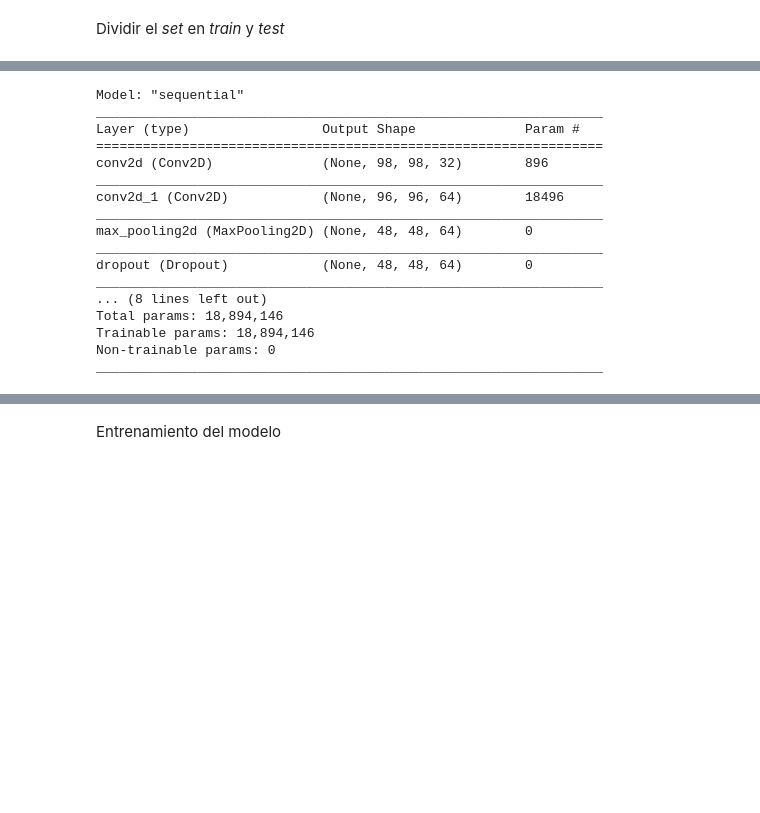
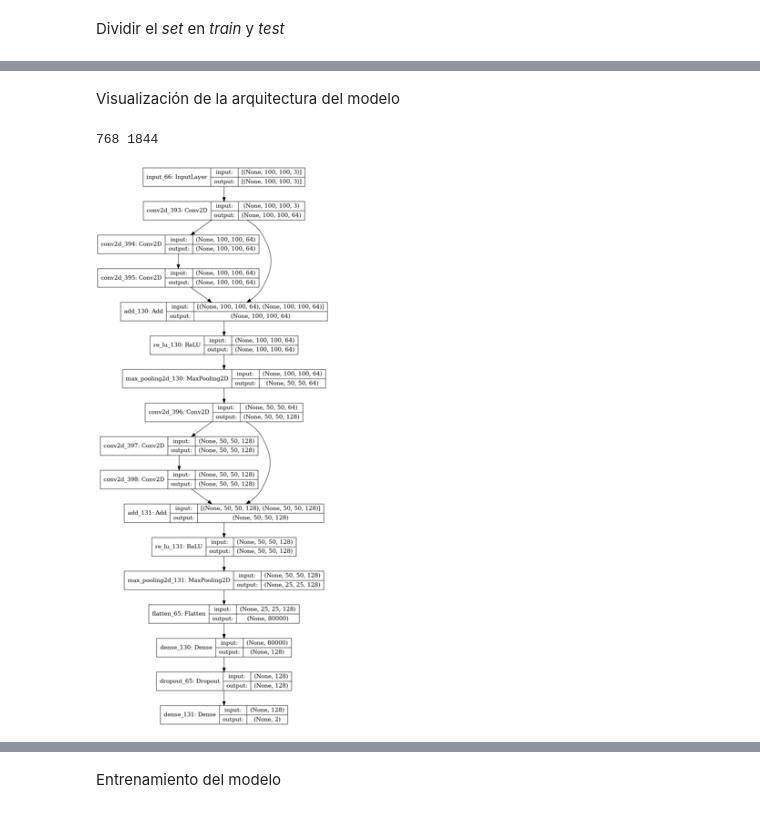
Before and after one commit to fleonzuniga/R.Patrones-Proyecto, a Jupyter notebook: Proyecto Training.ipynb, the cells around one changed output, grey strips where cells are left out. Cells and saved outputs as stored; diff of their text form; code cells hidden in the pictures; blank space fills up the shorter version.

```diff
--- a/Proyecto Training.ipynb
+++ b/Proyecto Training.ipynb
@@ -154,31 +239,35 @@ Y_test: (80, 2)
 # %%
-input_shape = (rows,columns,channels)
-model = Sequential()
-model.add(Conv2D(32, kernel_size=(3, 3), activation='relu', input_shape=input_shape))
-model.add(Conv2D(64, (3, 3), activation='relu'))
-model.add(MaxPooling2D(pool_size=(2, 2)))
-model.add(Dropout(0.25))
-model.add(Flatten())
-model.add(Dense(128, activation='relu'))
-model.add(Dropout(0.5))
-model.add(Dense(num_category, activation='softmax'))
-model.compile(loss=keras.losses.categorical_crossentropy, optimizer=keras.optimizers.Adadelta(), metrics=['accuracy'])
-model.summary()
+def Modelo():
+    inputs = Input(shape=(rows,columns,channels))
+    tensor = inputs
+    n_filters = 64
+    for n in range(2):
+        n_filters = n_filters*2**n
+        tensor_0 = Conv2D(filters=n_filters,kernel_size=(3,3),activation='relu',kernel_initializer='he_uniform',strides=1,padding="same")(tensor)
+        tensor_1 = Conv2D(filters=n_filters,kernel_size=(3,3),activation='relu',kernel_initializer='he_uniform',strides=1,padding="same")(tensor_0)
+        tensor_2 = Conv2D(filters=n_filters,kernel_size=(3,3),activation='relu',kernel_initializer='he_uniform',strides=1,padding="same")(tensor_1)
+        tensor = Add()([tensor_0,tensor_2])
+        tensor = ReLU()(tensor)
+        tensor = MaxPooling2D(pool_size=(2,2))(tensor)
+
+    tensor = Flatten()(tensor)
+    tensor = Dense(128,activation='relu',kernel_initializer='he_uniform')(tensor)
+    tensor = Dropout(0.5)(tensor)
+    outputs = Dense(num_category,activation='softmax')(tensor)
+    model = Model(inputs,outputs)
+    model.compile(loss=keras.losses.categorical_crossentropy,optimizer=keras.optimizers.Adadelta(),metrics=['accuracy'])
+    return model
-# %% [output]
-Model: "sequential"
-_________________________________________________________________
-Layer (type)                 Output Shape              Param #
-=================================================================
-conv2d (Conv2D)              (None, 98, 98, 32)        896
-_________________________________________________________________
-conv2d_1 (Conv2D)            (None, 96, 96, 64)        18496
-_________________________________________________________________
-max_pooling2d (MaxPooling2D) (None, 48, 48, 64)        0
-_________________________________________________________________
-dropout (Dropout)            (None, 48, 48, 64)        0
-_________________________________________________________________
-... (8 lines left out)
-Total params: 18,894,146
-Trainable params: 18,894,146
-Non-trainable params: 0
-_________________________________________________________________
+# %% [markdown]
+Visualización de la arquitectura del modelo
+# %%
+model = Modelo()
+model_image = "model.png"
+keras.utils.plot_model(model,to_file=model_image,show_shapes=True)
+model_image = Image.open(model_image)
+width,height = model_image.size
+print(width,height)
+new_size = (round(width/3),round(height/3))
+model_image.resize(new_size)
+# %% [output]
+768 1844
+[figure, added]
```
Also changed, not shown: parts of 17 cells of this notebook, 4 other files.
